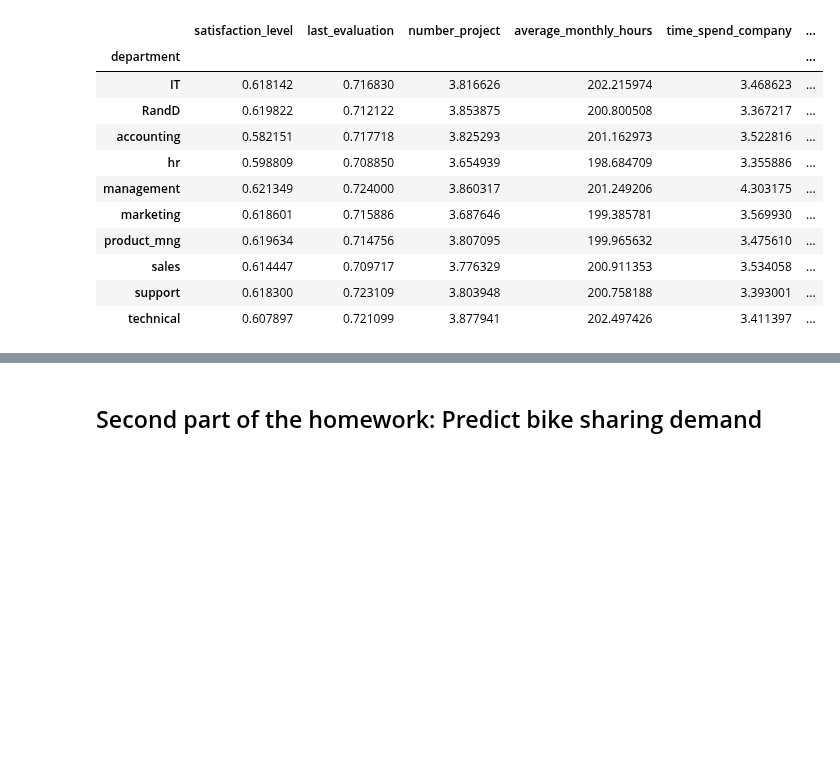
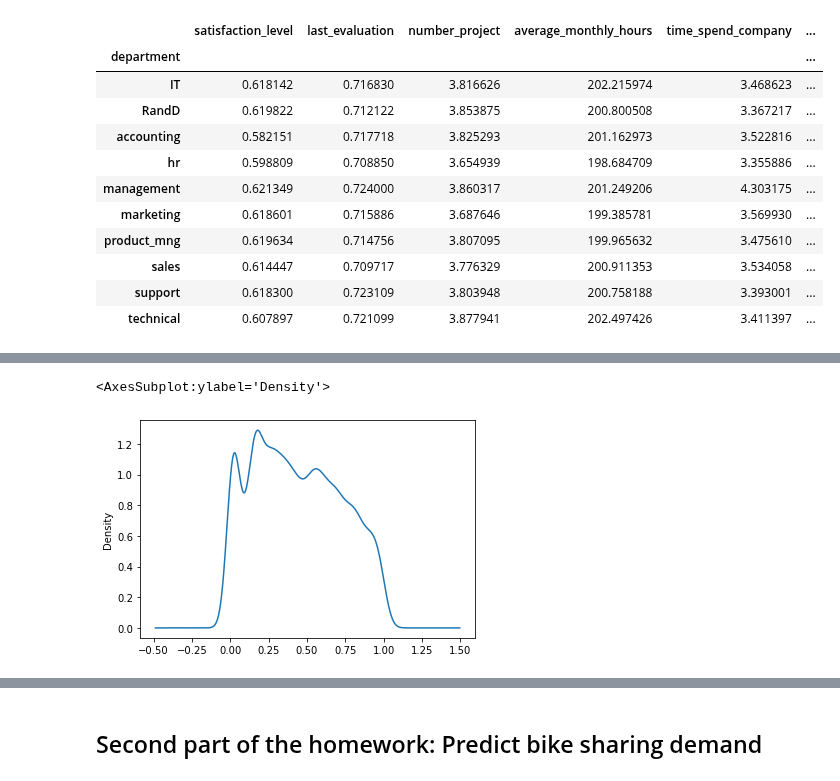
Before and after one commit to daniel9032/Machine-learning-HW, a Jupyter notebook: HW3/Machine Learning HW3.ipynb, the cells around one changed output, grey strips where cells are left out. Cells and saved outputs as stored; diff of their text form; code cells hidden in the pictures; blank space fills up the shorter version.

```diff
--- a/HW3/Machine Learning HW3.ipynb
+++ b/HW3/Machine Learning HW3.ipynb
@@ -147,4 +147,4 @@ df.groupby('department').mean()
 # %%
 # Calculate the average number of projects each employee finished in one year
 average_project_per_year = df['number_project'].values / df['time_spend_company'].values
-df_one_hot_encoding.insert(0, 'average_project_per_year', average_project_per_year)
+df.insert(0, 'average_project_per_year', average_project_per_year)
@@ -166,0 +167,8 @@ df_one_hot_encoding
+# %%
+df_trans = df.copy()
+# %%
+df_trans['satisfaction_level'] = np.power(df['satisfaction_level'], 2)
+df_trans['satisfaction_level'].plot(kind='kde')
+# %% [output]
+<AxesSubplot:ylabel='Density'>
+[figure, added]
```
Also changed, not shown: parts of 21 cells of this notebook.
